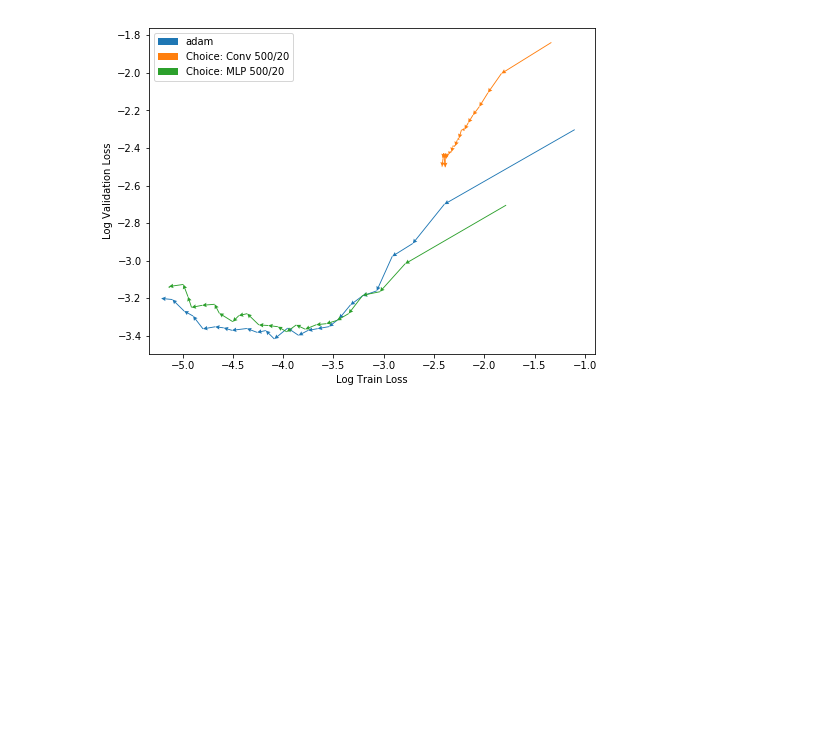
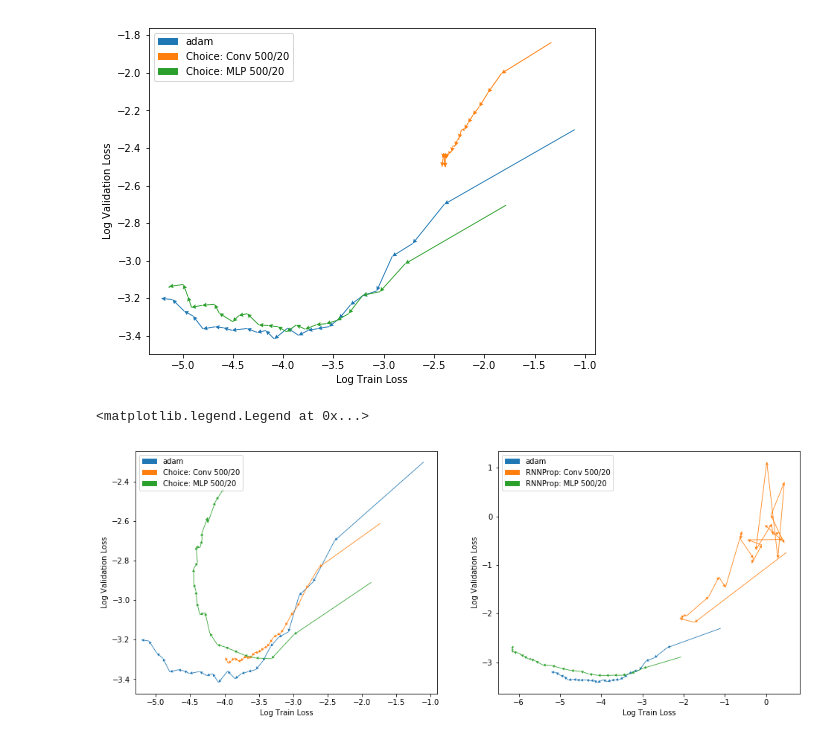
Before and after one commit to thetianshuhuang/l2o, a Jupyter notebook: Untitled.ipynb, the cells around one changed output. Drawn from its saved outputs; the diff is of its cells as text; code cells hidden in the pictures; blank space fills up the shorter version.

```diff
--- a/Untitled.ipynb
+++ b/Untitled.ipynb
@@ -11,3 +11,12 @@ axs.legend()
 # %% [output]
 <matplotlib.legend.Legend at 0x...>
 [figure]
+# %%
+fig, axs = plt.subplots(1, 2, figsize=(16, 6))
+plot.plot_phase(["adam", "choice-20x25C", "choice-20x25M"], axs[0], loss=True)
+plot.plot_phase(["adam", "rnnprop-20x25C", "rnnprop-20x25M"], axs[1], loss=True)
+axs[0].legend()
+axs[1].legend()
+# %% [output]
+<matplotlib.legend.Legend at 0x...>
+[figure, added]
```
Also changed, not shown: parts of 2 cells of this notebook, 4 other files.
